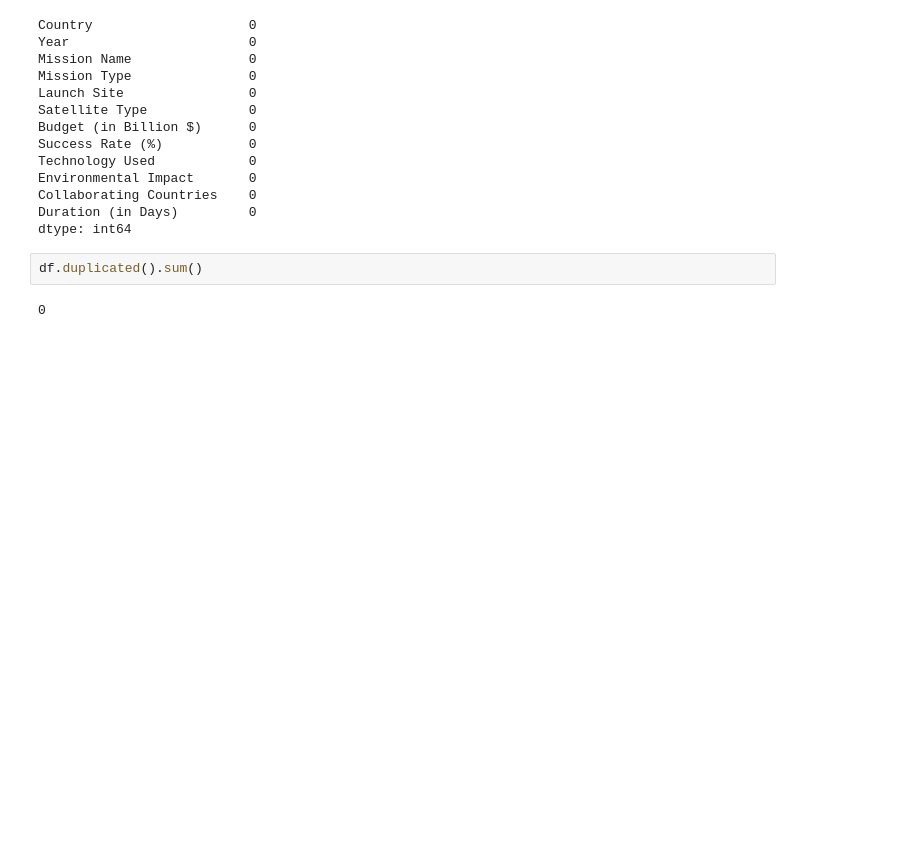
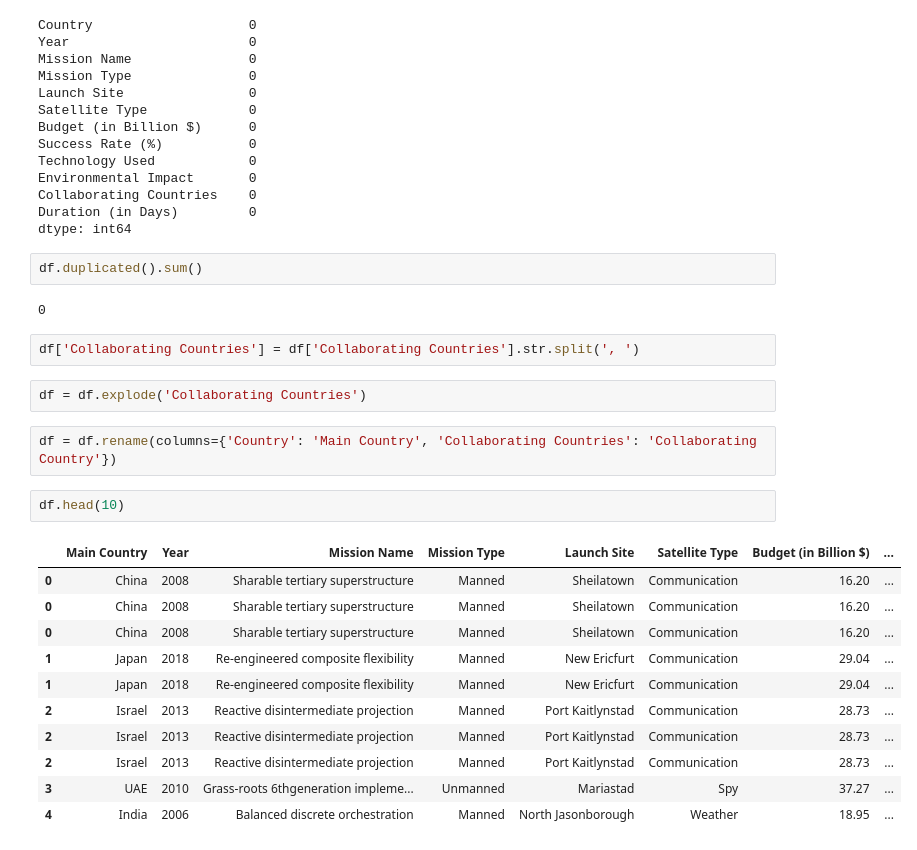
Before and after one commit to BigVictorFans/CU5PROJECTDANISH, a Jupyter notebook: notebook.ipynb, the cells around one changed output. Saved outputs shown, nothing was run; the diff lists cells and outputs as text; blank space fills up the shorter version.

```diff
--- a/notebook.ipynb
+++ b/notebook.ipynb
@@ -38,3 +49,23 @@ dtype: int64
 df.duplicated().sum()
 # %% [output]
 0
+# %%
+df['Collaborating Countries'] = df['Collaborating Countries'].str.split(', ')
+# %%
+df = df.explode('Collaborating Countries')
+# %%
+df = df.rename(columns={'Country': 'Main Country', 'Collaborating Countries': 'Collaborating Country'})
+# %%
+df.head(10)
+# %% [output]
+|  | Main Country | Year | Mission Name | Mission Type | Launch Site | Satellite Type | Budget (in Billion $) | ... |
+| 0 | China | 2008 | Sharable tertiary superstructure | Manned | Sheilatown | Communication | 16.20 | ... |
+| 0 | China | 2008 | Sharable tertiary superstructure | Manned | Sheilatown | Communication | 16.20 | ... |
+| 0 | China | 2008 | Sharable tertiary superstructure | Manned | Sheilatown | Communication | 16.20 | ... |
+| 1 | Japan | 2018 | Re-engineered composite flexibility | Manned | New Ericfurt | Communication | 29.04 | ... |
+| 1 | Japan | 2018 | Re-engineered composite flexibility | Manned | New Ericfurt | Communication | 29.04 | ... |
+| 2 | Israel | 2013 | Reactive disintermediate projection | Manned | Port Kaitlynstad | Communication | 28.73 | ... |
+| 2 | Israel | 2013 | Reactive disintermediate projection | Manned | Port Kaitlynstad | Communication | 28.73 | ... |
+| 2 | Israel | 2013 | Reactive disintermediate projection | Manned | Port Kaitlynstad | Communication | 28.73 | ... |
+| 3 | UAE | 2010 | Grass-roots 6thgeneration impleme... | Unmanned | Mariastad | Spy | 37.27 | ... |
+| 4 | India | 2006 | Balanced discrete orchestration | Manned | North Jasonborough | Weather | 18.95 | ... |
```
Also changed, not shown: parts of 10 cells of this notebook.
